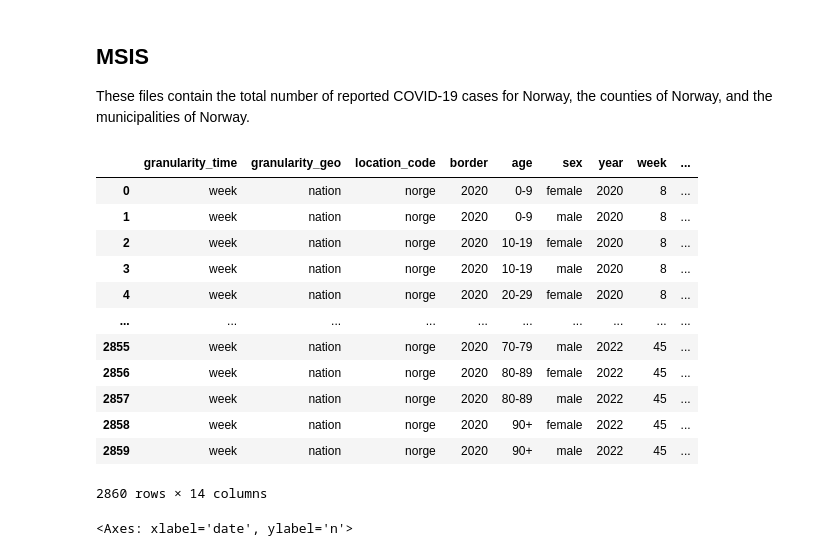
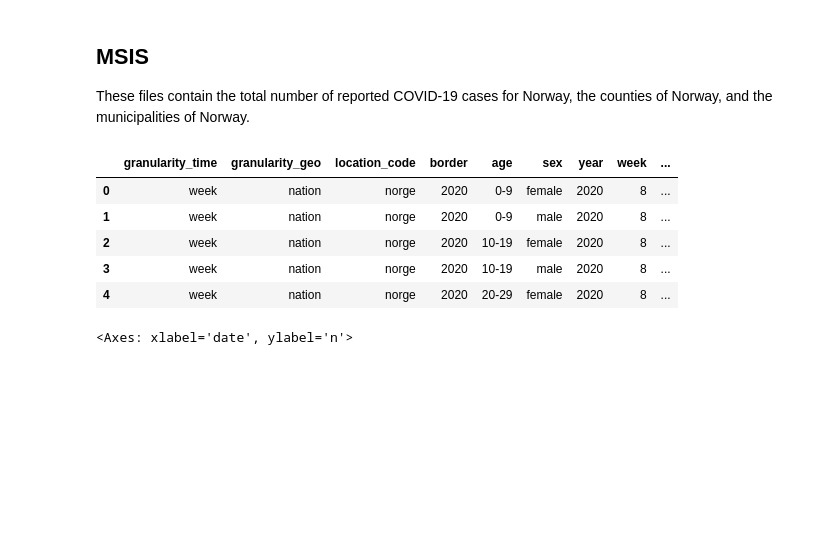
Before and after one commit to galendal/model_prepare, a Jupyter notebook: fhi_data.ipynb, the cells around one changed output. Drawn from its saved outputs; the diff is of its cells as text; code cells hidden in the pictures; blank space fills up the shorter version.

```diff
--- a/fhi_data.ipynb
+++ b/fhi_data.ipynb
@@ -145,21 +127,14 @@ plt.legend(['death']);
 ## MSIS
 These files contain the total number of reported COVID-19 cases for Norway, the counties of Norway, and the municipalities of Norway.
 # %%
-msis_sexage
+msis_sexage.head()
 # %% [output]
 |  | granularity_time | granularity_geo | location_code | border | age | sex | year | week | ... |
 | 0 | week | nation | norge | 2020 | 0-9 | female | 2020 | 8 | ... |
 | 1 | week | nation | norge | 2020 | 0-9 | male | 2020 | 8 | ... |
 | 2 | week | nation | norge | 2020 | 10-19 | female | 2020 | 8 | ... |
 | 3 | week | nation | norge | 2020 | 10-19 | male | 2020 | 8 | ... |
 | 4 | week | nation | norge | 2020 | 20-29 | female | 2020 | 8 | ... |
-| ... | ... | ... | ... | ... | ... | ... | ... | ... | ... |
-| 2855 | week | nation | norge | 2020 | 70-79 | male | 2022 | 45 | ... |
-| 2856 | week | nation | norge | 2020 | 80-89 | female | 2022 | 45 | ... |
-| 2857 | week | nation | norge | 2020 | 80-89 | male | 2022 | 45 | ... |
-| 2858 | week | nation | norge | 2020 | 90+ | female | 2022 | 45 | ... |
-| 2859 | week | nation | norge | 2020 | 90+ | male | 2022 | 45 | ... |
-2860 rows × 14 columns
 # %%
 fig,axs=plt.subplots(2,1,figsize=(10,10))
 sns.lineplot(data=msis_sexage,x=msis_sexage.date,y='n', hue='age', style='sex',markers=True, dashes=False,ax=axs[0])
```
Also changed, not shown: parts of 31 cells of this notebook, 3 other files.
